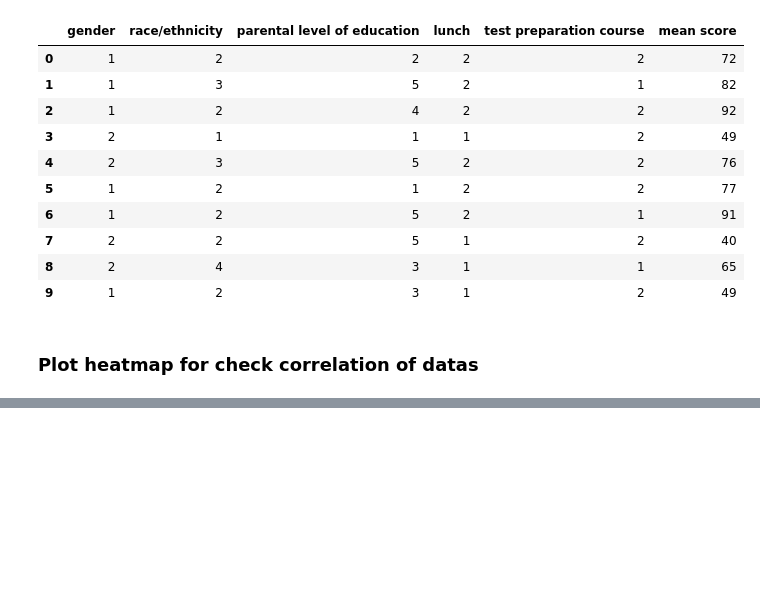
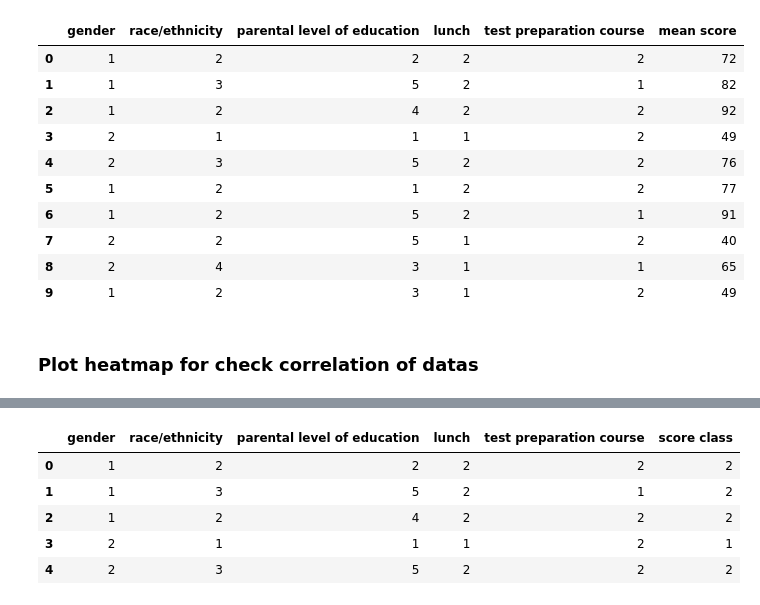
Before and after one commit to luiseduardogfranca/students-perfomance, a Jupyter notebook: Notebook - Python3.ipynb, the cells around one changed output, grey strips where cells are left out. Saved outputs shown, nothing was run; the diff lists cells and outputs as text; code cells hidden in the pictures; blank space fills up the shorter version.

```diff
--- a/Notebook - Python3.ipynb
+++ b/Notebook - Python3.ipynb
@@ -69 +122,15 @@ cmap = sns.diverging_palette(260, 10, as_cmap=True) # color to heatmap
+# %%
+'''
+    Categories: very low, low, medium, high, very high
+'''
+df['score class'] = pd.cut(df["mean score"], 3, labels=False)
+df.drop('mean score', axis=1, inplace=True)
+df.head()
+# %% [output]
+|  | gender | race/ethnicity | parental level of education | lunch | test preparation course | score class |
+| 0 | 1 | 2 | 2 | 2 | 2 | 2 |
+| 1 | 1 | 3 | 5 | 2 | 1 | 2 |
+| 2 | 1 | 2 | 4 | 2 | 2 | 2 |
+| 3 | 2 | 1 | 1 | 1 | 2 | 1 |
+| 4 | 2 | 3 | 5 | 2 | 2 | 2 |
 # %%
```
Also changed, not shown: parts of 17 cells of this notebook.
